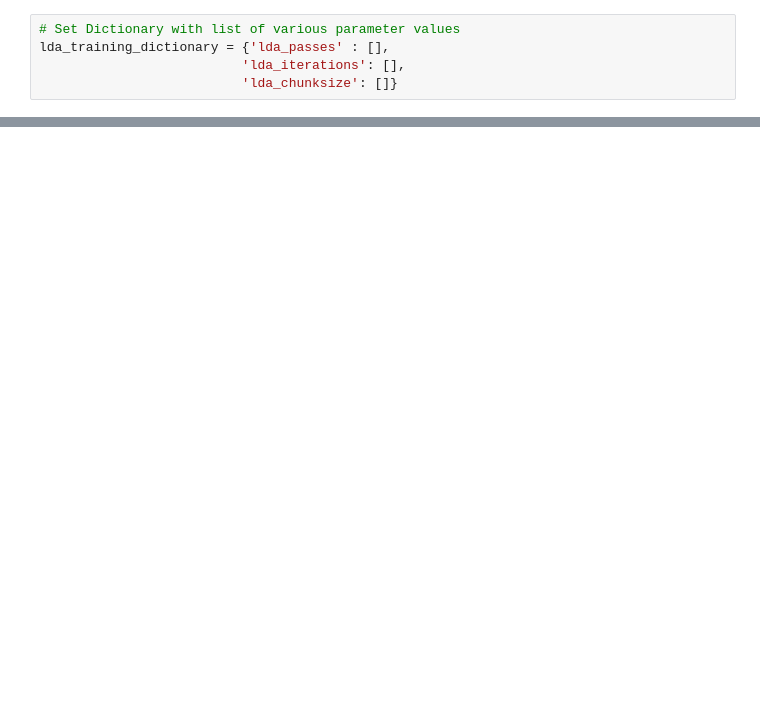
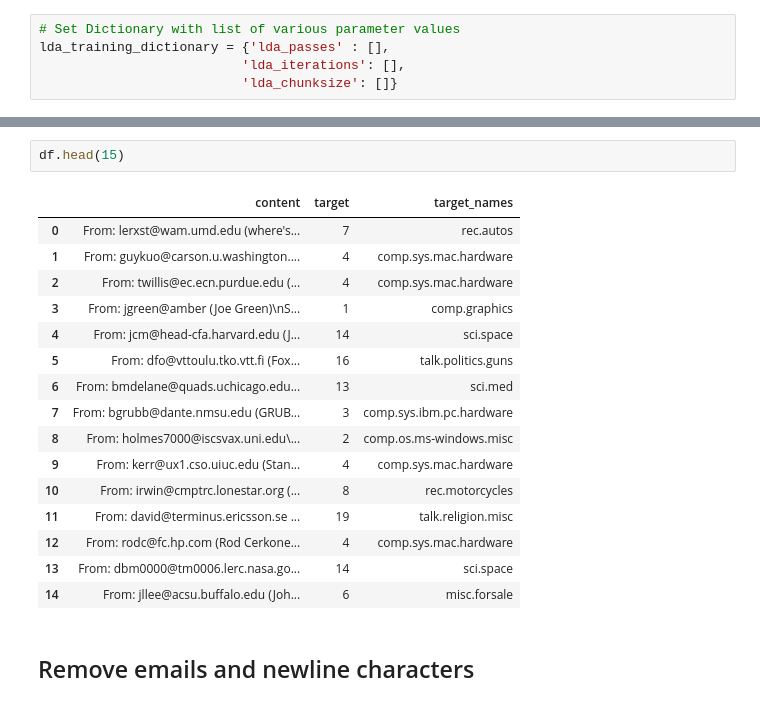
Before and after one commit to ddrogers/topic-modeling-python, a Jupyter notebook: topicmodel/production/topic_model_production.ipynb, the cells around one changed output, grey strips where cells are left out. Saved outputs shown, nothing was run; the diff lists cells and outputs as text; blank space fills up the shorter version.

```diff
--- a/topicmodel/production/topic_model_production.ipynb
+++ b/topicmodel/production/topic_model_production.ipynb
@@ -436,0 +477,21 @@ lda_training_dictionary = {'lda_passes' : [],
+# %%
+df.head(15)
+# %% [output]
+|  | content | target | target_names |
+| 0 | From: lerxst@wam.umd.edu (where's... | 7 | rec.autos |
+| 1 | From: guykuo@carson.u.washington.... | 4 | comp.sys.mac.hardware |
+| 2 | From: twillis@ec.ecn.purdue.edu (... | 4 | comp.sys.mac.hardware |
+| 3 | From: jgreen@amber (Joe Green)\nS... | 1 | comp.graphics |
+| 4 | From: jcm@head-cfa.harvard.edu (J... | 14 | sci.space |
+| 5 | From: dfo@vttoulu.tko.vtt.fi (Fox... | 16 | talk.politics.guns |
+| 6 | From: bmdelane@quads.uchicago.edu... | 13 | sci.med |
+| 7 | From: bgrubb@dante.nmsu.edu (GRUB... | 3 | comp.sys.ibm.pc.hardware |
+| 8 | From: holmes7000@iscsvax.uni.edu\... | 2 | comp.os.ms-windows.misc |
+| 9 | From: kerr@ux1.cso.uiuc.edu (Stan... | 4 | comp.sys.mac.hardware |
+| 10 | From: irwin@cmptrc.lonestar.org (... | 8 | rec.motorcycles |
+| 11 | From: david@terminus.ericsson.se ... | 19 | talk.religion.misc |
+| 12 | From: rodc@fc.hp.com (Rod Cerkone... | 4 | comp.sys.mac.hardware |
+| 13 | From: dbm0000@tm0006.lerc.nasa.go... | 14 | sci.space |
+| 14 | From: jllee@acsu.buffalo.edu (Joh... | 6 | misc.forsale |
+# %% [markdown]
+## Remove emails and newline characters
```
Also changed, not shown: parts of 82 cells of this notebook, 2 other files.
